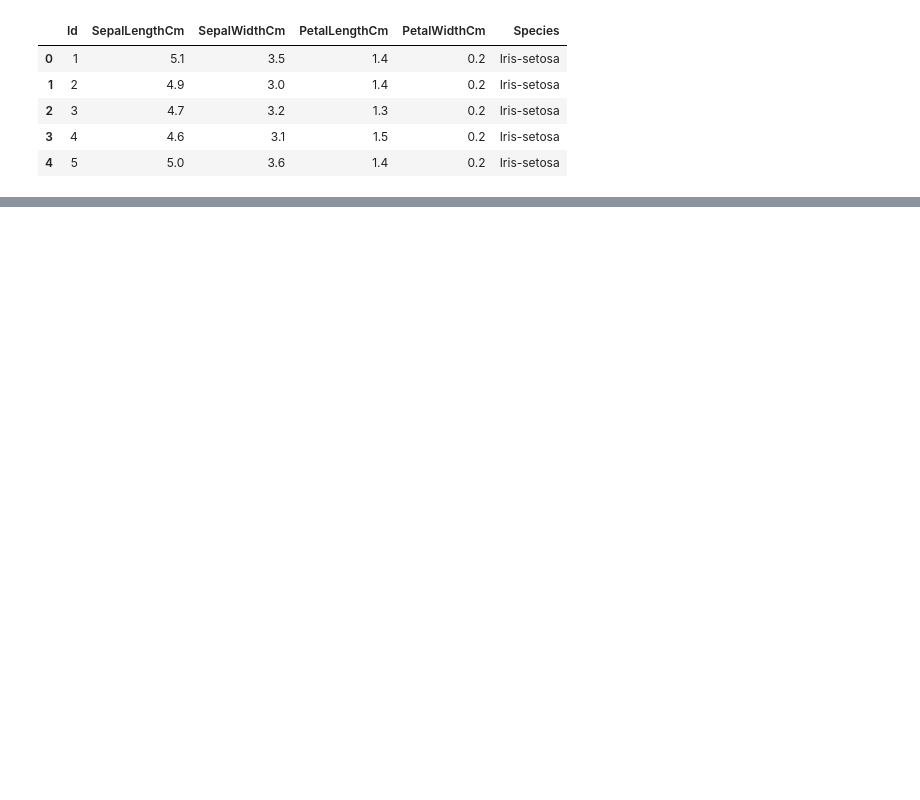
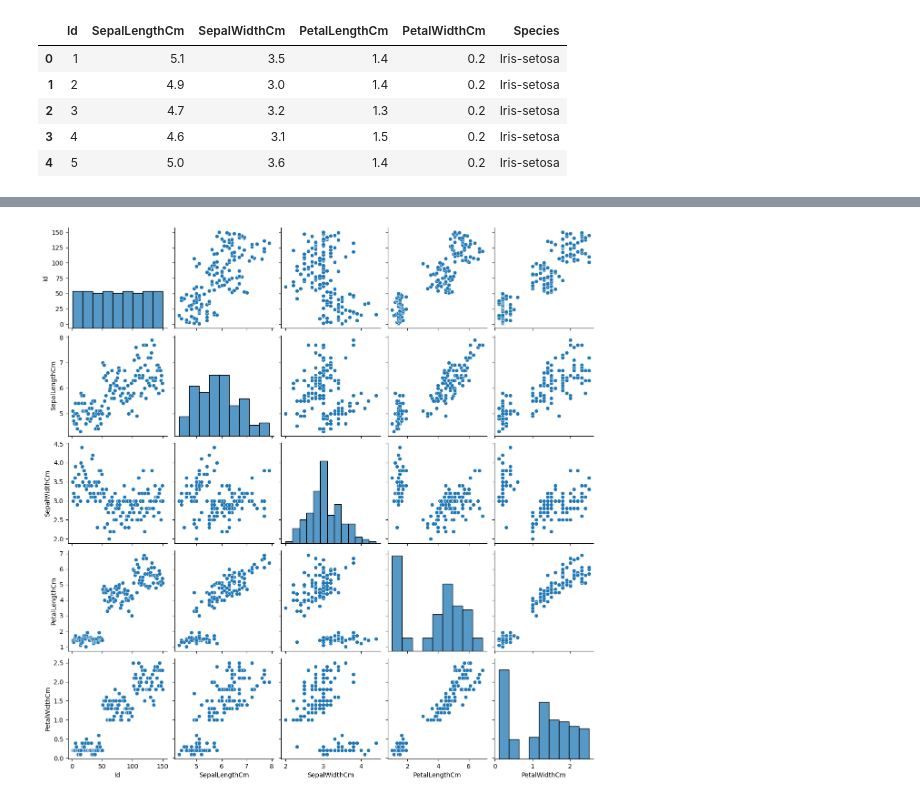
Before and after one commit to europecodingschool/ECS---VB---YZ---08.26, a Jupyter notebook: VB_YZ_Ders_12_2.ipynb, the cells around one changed output, grey strips where cells are left out. Saved outputs shown, nothing was run; the diff lists cells and outputs as text; code cells hidden in the pictures; blank space fills up the shorter version.

```diff
--- a/VB_YZ_Ders_12_2.ipynb
+++ b/VB_YZ_Ders_12_2.ipynb
@@ -19,0 +68,5 @@ df.head()
+# %%
+sns.pairplot(df)
+plt.show()
+# %% [output]
+[figure, added]
```
Also changed, not shown: parts of 24 cells of this notebook.
